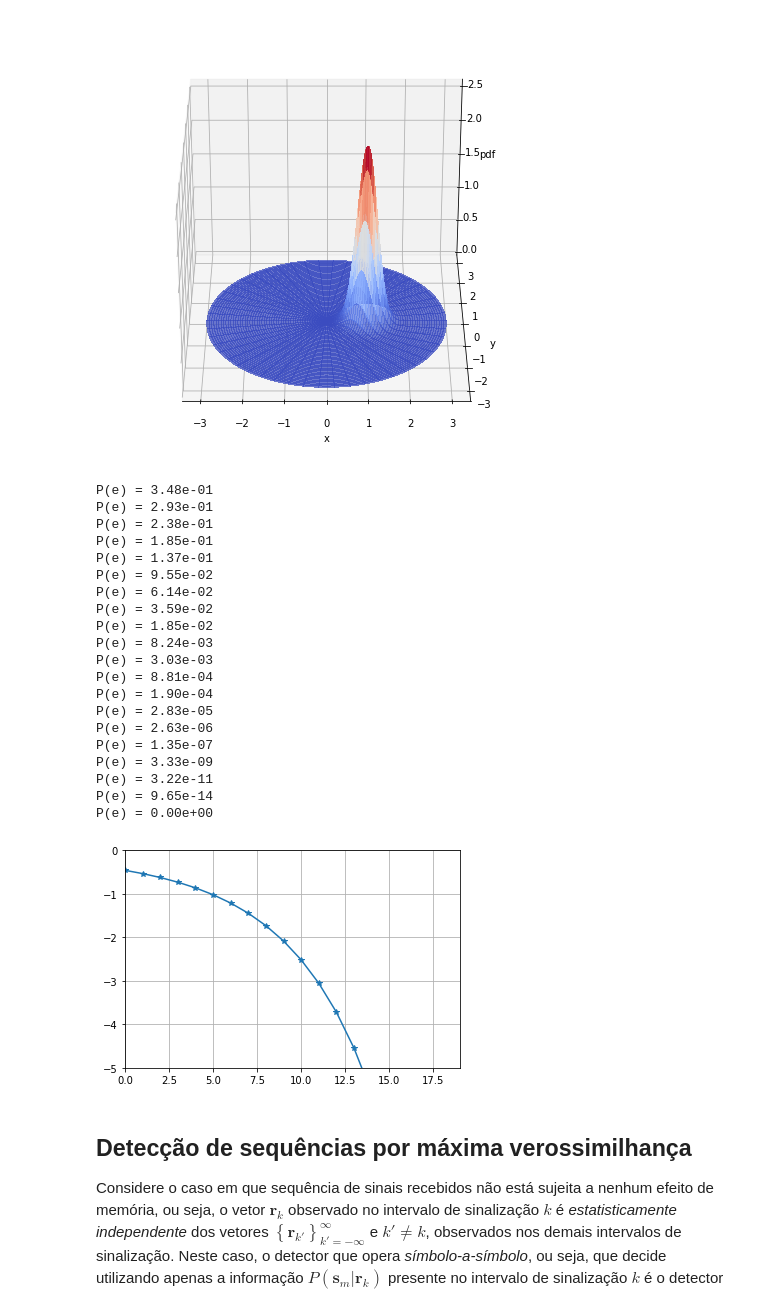
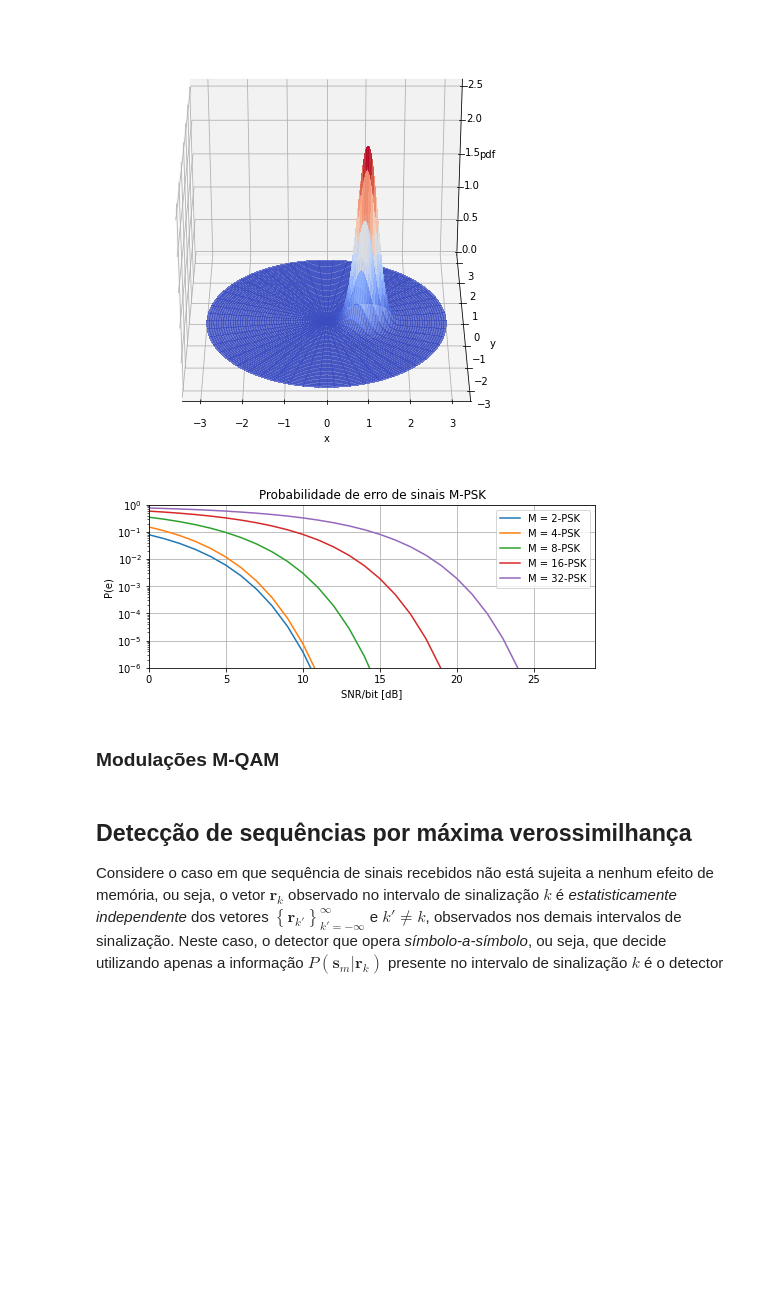
Before and after one commit to edsonportosilva/TDI, a Jupyter notebook: jupyter/3 - Receptores ótimos para canais AWGN.ipynb, the cells around one changed output. Drawn from its saved outputs; the diff is of its cells as text; code cells hidden in the pictures; blank space fills up the shorter version.

```diff
--- a/jupyter/3 - Receptores ótimos para canais AWGN.ipynb
+++ b/jupyter/3 - Receptores ótimos para canais AWGN.ipynb
@@ -1269,7 +1269,8 @@ Pe_orto = Q(np.sqrt(SNR/2))
 Eg = 1
 
 plt.figure()
-for M in [2, 4, 8, 16]:
+for M in [2, 4, 8, 16]:+
+
     Eav = (M**2-1)/3
 
     Pe = 2*(M-1)/M*Q(np.sqrt((6*SNR)/(M**2-1)))
@@ -1278,7 +1279,7 @@ for M in [2, 4, 8, 16]:
 
 plt.xlabel('SNR na entrada do receptor [dB]')
 plt.ylabel('P(e)')
-plt.title('Probabilidade de erro de sinais M-PAM')
+plt.title('Probabilidade de erro de símbolo de sinais M-PAM')
 plt.xlim(min(SNRdB), max(SNRdB))
 plt.ylim(1e-12, 1)
 plt.legend()
@@ -1378,59 +1425,44 @@ plt.show()
 # %% [output]
 [figure]
 # %%
-EbN0 = np.arange(0, 20, 1)
-Pe = np.zeros(SNR_values.shape)
-M = 8
+EbN0 = np.arange(0, 30, 1)
+Pe = np.zeros(EbN0.shape)
 
-for ind, SNRb in enumerate(EbN0):
-    SNR = SNRb + 10*np.log10(np.log2(M))
+for M in [2, 4, 8, 16, 32]:
+    if M == 2:
+        Pe = Q(np.sqrt(2*10**(EbN0/10)))
+    else:
+        Pe = np.zeros(EbN0.shape)
+        for ind, SNRb in enumerate(EbN0):
+            SNR = SNRb + 10*np.log10(np.log2(M))
 
-    SNR_lin = 10**(SNR/10)
-    σn = np.sqrt(1/SNR_lin/2)
+            SNR_lin = 10**(SNR/10)
+            N0 = 1/SNR_lin
 
-    def gaussCart(y, x, σ=σn, Es=1):
-        return 1/(2*π*σ**2) * np.exp(-( (x - np.sqrt(Es) )**2 + y**2) / (2*σ**2) )
+            def gaussCart(y, x, N0=N0, Es=1):
+                return 1/(π*N0) * np.exp(-( (x - np.sqrt(Es) )**2 + y**2) / N0 )
 
-    def gUp(x):
-        M = 8
-        return x*np.tan(π/M)
+            def gUp(x):
+                return min(x*np.tan(π/M), 10)
 
-    def gBot(x):
-        M = 8
-        return -x*np.tan(π/M)
+            def gBot(x):
+                return max(-x*np.tan(π/M), -10)
 
-    Pe[ind] = 1-dblquad(gaussCart, 0, 15, gBot, gUp, epsrel=1.49e-25)[0]
+            Pe[ind] = 1 - dblquad(gaussCart, 0, 5, gBot, gUp, epsrel=1.49e-20)[0]
 
-    print(f'P(e) = {Pe[ind]:.2e}')
-    #print(f'SNR = {SNR_values[ind]:.2f} dB')
+    plt.semilogy(EbN0, Pe,'-', label=f'M = {M}-PSK');
 
-
-plt.plot(EbN0, np.log10(Pe),'-*');
+plt.xlabel('SNR/bit [dB]')
+plt.ylabel('P(e)')
+plt.title('Probabilidade de erro de sinais M-PSK')
 plt.xlim(min(EbN0), max(EbN0))
-plt.ylim(-5, 0)
+plt.ylim(1e-6, 1)
 plt.grid()
+plt.legend();
 # %% [output]
-P(e) = 3.48e-01
-P(e) = 2.93e-01
-P(e) = 2.38e-01
-P(e) = 1.85e-01
-P(e) = 1.37e-01
-P(e) = 9.55e-02
-P(e) = 6.14e-02
-P(e) = 3.59e-02
-P(e) = 1.85e-02
-P(e) = 8.24e-03
-P(e) = 3.03e-03
-P(e) = 8.81e-04
-P(e) = 1.90e-04
-P(e) = 2.83e-05
-P(e) = 2.63e-06
-P(e) = 1.35e-07
-P(e) = 3.33e-09
-P(e) = 3.22e-11
-P(e) = 9.65e-14
-P(e) = 0.00e+00
-[figure, old version]
+[figure, new version]
+# %% [markdown]
+### Modulações M-QAM
 # %% [markdown]
 ## Detecção de sequências por máxima verossimilhança
 
```
Also changed, not shown: parts of 23 cells of this notebook, 1 other file.
